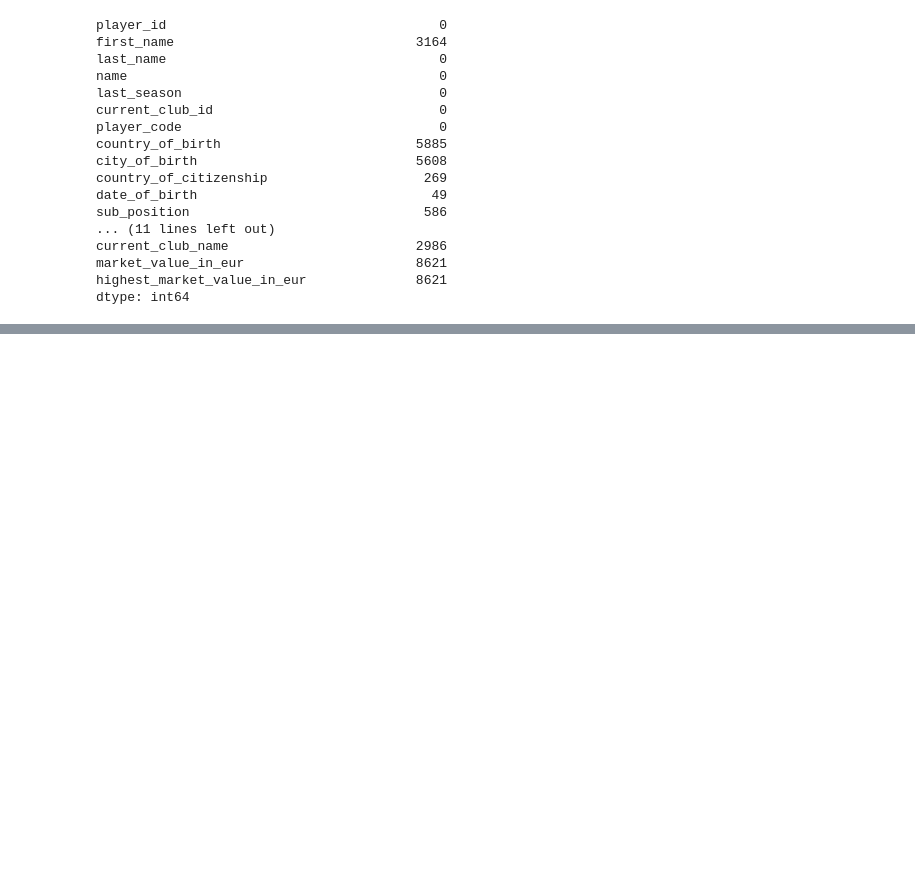
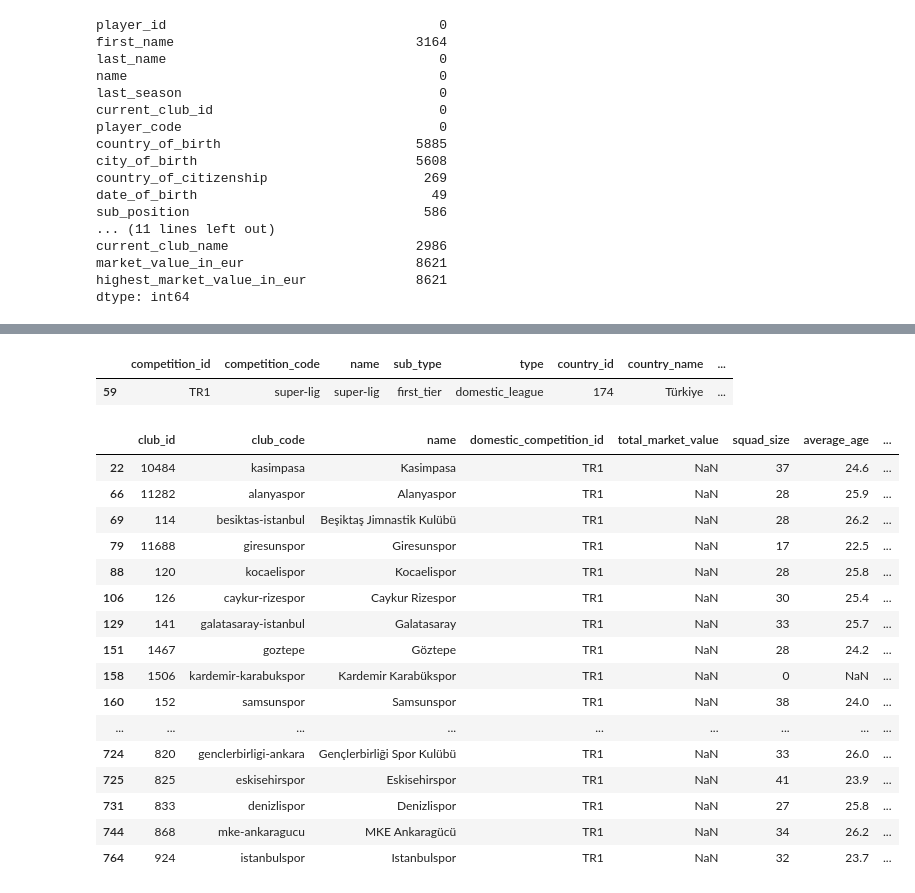
Before and after one commit to bulentalkan/mltraining, a Jupyter notebook: 6-FBProject.ipynb, the cells around one changed output, grey strips where cells are left out. Cells and saved outputs as stored; diff of their text form; code cells hidden in the pictures; blank space fills up the shorter version.

```diff
--- a/6-FBProject.ipynb
+++ b/6-FBProject.ipynb
@@ -94,0 +128,25 @@ dtype: int64
+# %%
+competitions[competitions["country_name"] == "Türkiye"]
+# %% [output]
+|  | competition_id | competition_code | name | sub_type | type | country_id | country_name | ... |
+| 59 | TR1 | super-lig | super-lig | first_tier | domestic_league | 174 | Türkiye | ... |
+# %%
+clubs[clubs["domestic_competition_id"] == "TR1"]
+# %% [output]
+|  | club_id | club_code | name | domestic_competition_id | total_market_value | squad_size | average_age | ... |
+| 22 | 10484 | kasimpasa | Kasimpasa | TR1 | NaN | 37 | 24.6 | ... |
+| 66 | 11282 | alanyaspor | Alanyaspor | TR1 | NaN | 28 | 25.9 | ... |
+| 69 | 114 | besiktas-istanbul | Beşiktaş Jimnastik Kulübü | TR1 | NaN | 28 | 26.2 | ... |
+| 79 | 11688 | giresunspor | Giresunspor | TR1 | NaN | 17 | 22.5 | ... |
+| 88 | 120 | kocaelispor | Kocaelispor | TR1 | NaN | 28 | 25.8 | ... |
+| 106 | 126 | caykur-rizespor | Caykur Rizespor | TR1 | NaN | 30 | 25.4 | ... |
+| 129 | 141 | galatasaray-istanbul | Galatasaray | TR1 | NaN | 33 | 25.7 | ... |
+| 151 | 1467 | goztepe | Göztepe | TR1 | NaN | 28 | 24.2 | ... |
+| 158 | 1506 | kardemir-karabukspor | Kardemir Karabükspor | TR1 | NaN | 0 | NaN | ... |
+| 160 | 152 | samsunspor | Samsunspor | TR1 | NaN | 38 | 24.0 | ... |
+| ... | ... | ... | ... | ... | ... | ... | ... | ... |
+| 724 | 820 | genclerbirligi-ankara | Gençlerbirliği Spor Kulübü | TR1 | NaN | 33 | 26.0 | ... |
+| 725 | 825 | eskisehirspor | Eskisehirspor | TR1 | NaN | 41 | 23.9 | ... |
+| 731 | 833 | denizlispor | Denizlispor | TR1 | NaN | 27 | 25.8 | ... |
+| 744 | 868 | mke-ankaragucu | MKE Ankaragücü | TR1 | NaN | 34 | 26.2 | ... |
+| 764 | 924 | istanbulspor | Istanbulspor | TR1 | NaN | 32 | 23.7 | ... |
```
Also changed, not shown: parts of 19 cells of this notebook.
